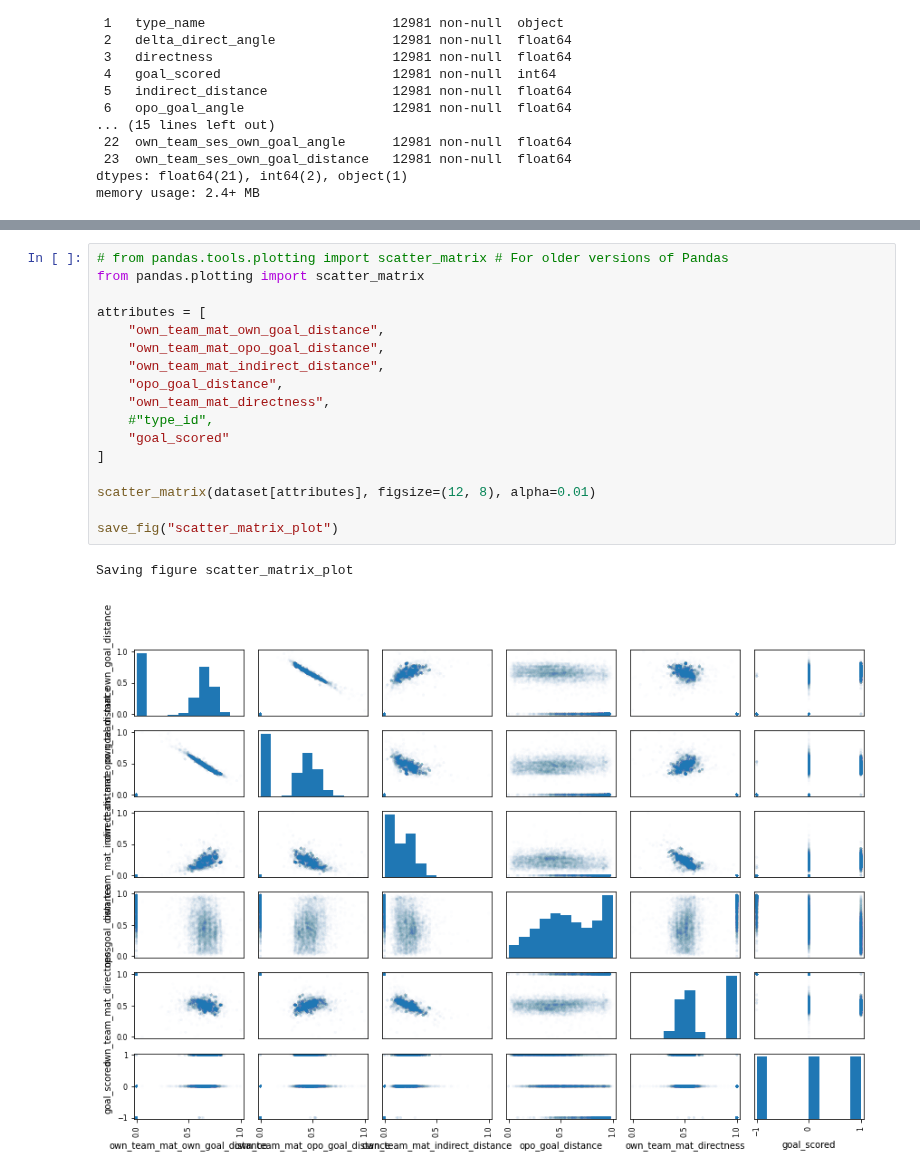
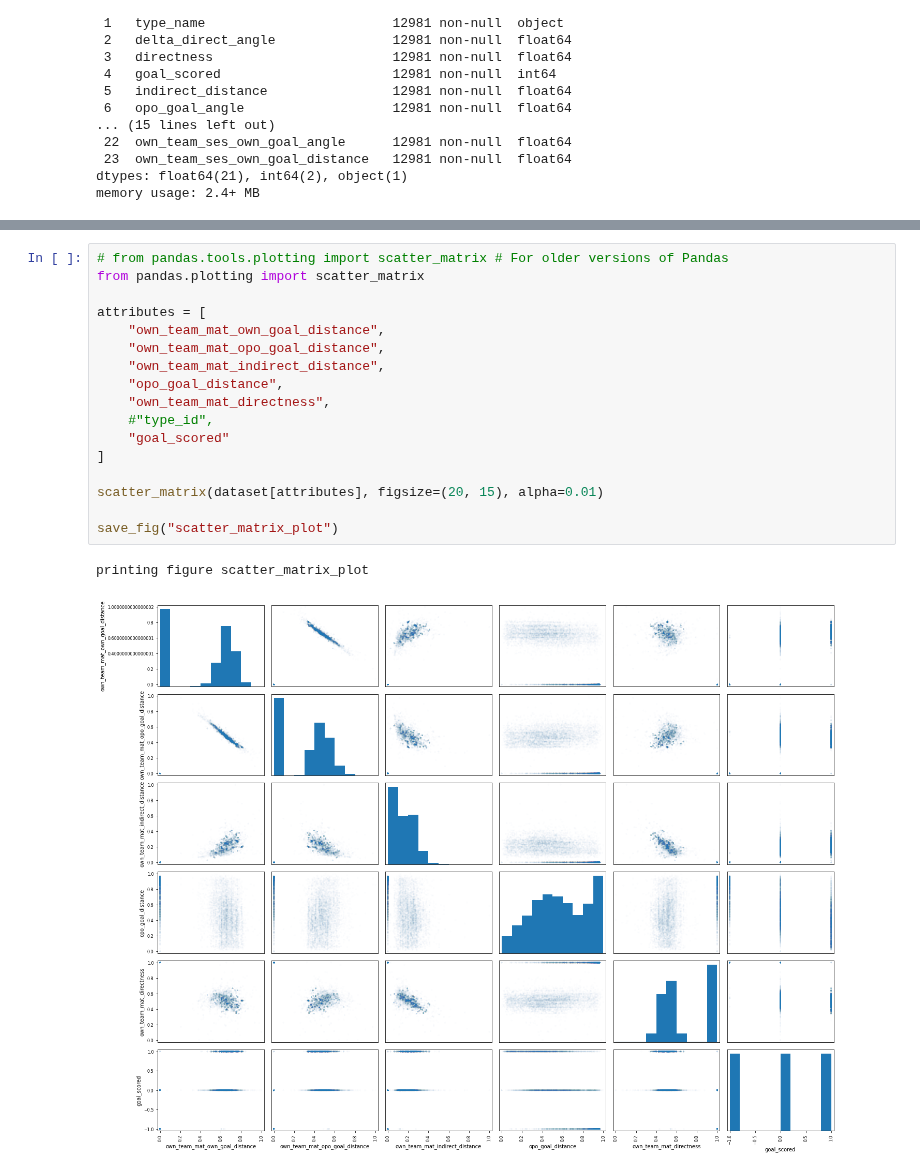
Before and after one commit to xecarlox94/data_mining_machine_learning, a Jupyter notebook: Untitled.ipynb, the cells around one changed output, grey strips where cells are left out. Drawn from its saved outputs; the diff is of its cells as text.

```diff
--- a/Untitled.ipynb
+++ b/Untitled.ipynb
@@ -262,23 +257,23 @@ dataset.plot(kind="scatter", y="goal_scored", x="own_team_mat_delta_direct_angle
 # %%
 # from pandas.tools.plotting import scatter_matrix # For older versions of Pandas
 from pandas.plotting import scatter_matrix
 
 attributes = [
     "own_team_mat_own_goal_distance",
     "own_team_mat_opo_goal_distance",
     "own_team_mat_indirect_distance",
     "opo_goal_distance",
     "own_team_mat_directness",
     #"type_id",
     "goal_scored"
 ]
 
-scatter_matrix(dataset[attributes], figsize=(12, 8), alpha=0.01)
+scatter_matrix(dataset[attributes], figsize=(20, 15), alpha=0.01)
 
 save_fig("scatter_matrix_plot")
 # %% [output]
-Saving figure scatter_matrix_plot
+printing figure scatter_matrix_plot
-[figure, old version]
+[figure, new version]
 # %%
 from sklearn.model_selection import train_test_split
 
```
Also changed, not shown: parts of 25 cells of this notebook, 1 other file.
